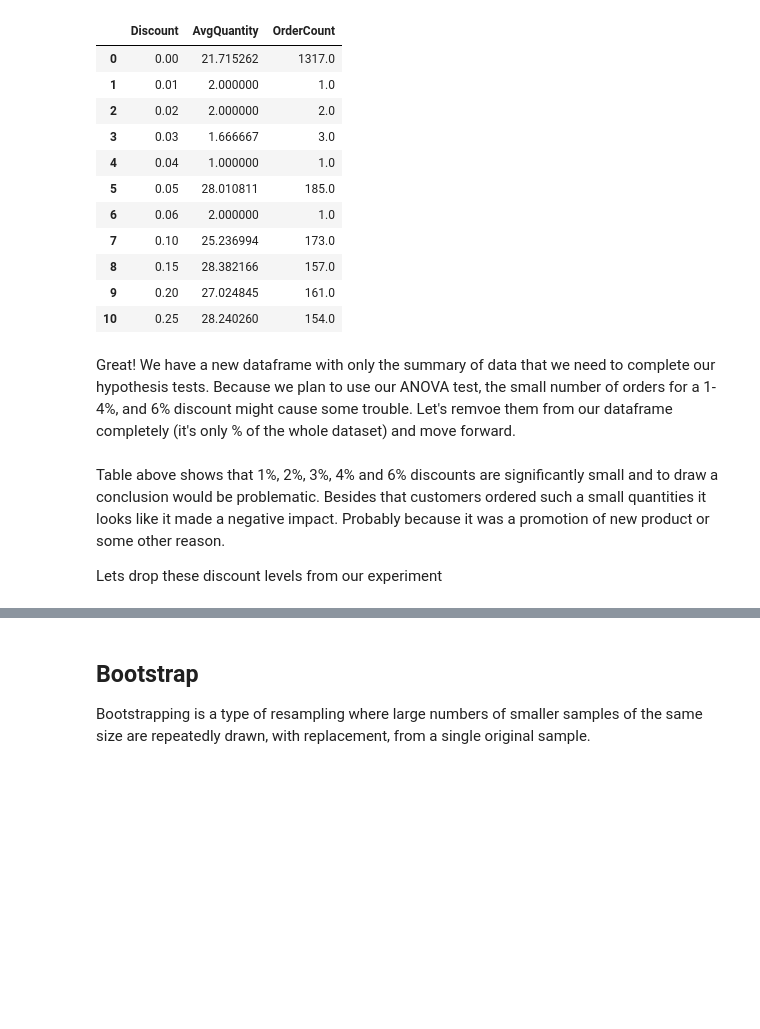
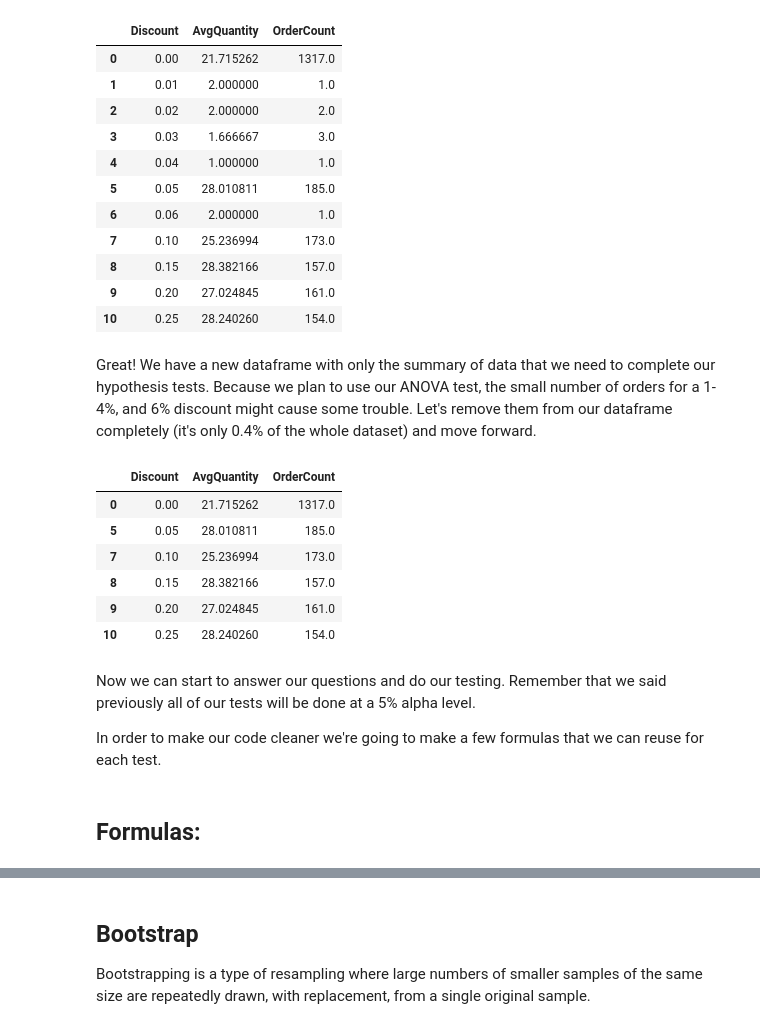
Before and after one commit to MissAle17/dsc-2-final-project-online-ds-sp-000, a Jupyter notebook: Mod2_Project_v2.ipynb, the cells around one changed output, grey strips where cells are left out. Saved outputs shown, nothing was run; the diff lists cells and outputs as text; code cells hidden in the pictures; blank space fills up the shorter version.

```diff
--- a/Mod2_Project_v2.ipynb
+++ b/Mod2_Project_v2.ipynb
@@ -237,9 +233,22 @@ disc_df
 | 9 | 0.20 | 27.024845 | 161.0 |
 | 10 | 0.25 | 28.240260 | 154.0 |
 # %% [markdown]
-Great! We have a new dataframe with only the summary of data that we need to complete our hypothesis tests.  Because we plan to use our ANOVA test, the small number of orders for a 1-4%, and 6% discount might cause some trouble.  Let's remvoe them from our dataframe completely (it's only % of the whole dataset) and move forward.
+Great! We have a new dataframe with only the summary of data that we need to complete our hypothesis tests.  Because we plan to use our ANOVA test, the small number of orders for a 1-4%, and 6% discount might cause some trouble.  Let's remove them from our dataframe completely (it's only 0.4% of the whole dataset) and move forward.
-# %% [markdown]
-
-Table above shows that 1%, 2%, 3%, 4% and 6% discounts are significantly small and to draw a conclusion would be problematic. Besides that customers ordered such a small quantities it looks like it made a negative impact. Probably because it was a promotion of new product or some other reason.
-
-Lets drop these discount levels from our experiment
+# %%
+#dropping our rows
+disc_df = disc_df.drop(disc_df.index[[1,2,3,4,6]])
+disc_df
+# %% [output]
+|  | Discount | AvgQuantity | OrderCount |
+| 0 | 0.00 | 21.715262 | 1317.0 |
+| 5 | 0.05 | 28.010811 | 185.0 |
+| 7 | 0.10 | 25.236994 | 173.0 |
+| 8 | 0.15 | 28.382166 | 157.0 |
+| 9 | 0.20 | 27.024845 | 161.0 |
+| 10 | 0.25 | 28.240260 | 154.0 |
+# %% [markdown]
+Now we can start to answer our questions and do our testing. Remember that we said previously all of our tests will be done at a 5% alpha level.
+
+In order to make our code cleaner we're going to make a few formulas that we can reuse for each test.
+# %% [markdown]
+## Formulas:
```
Also changed, not shown: parts of 14 cells of this notebook.
